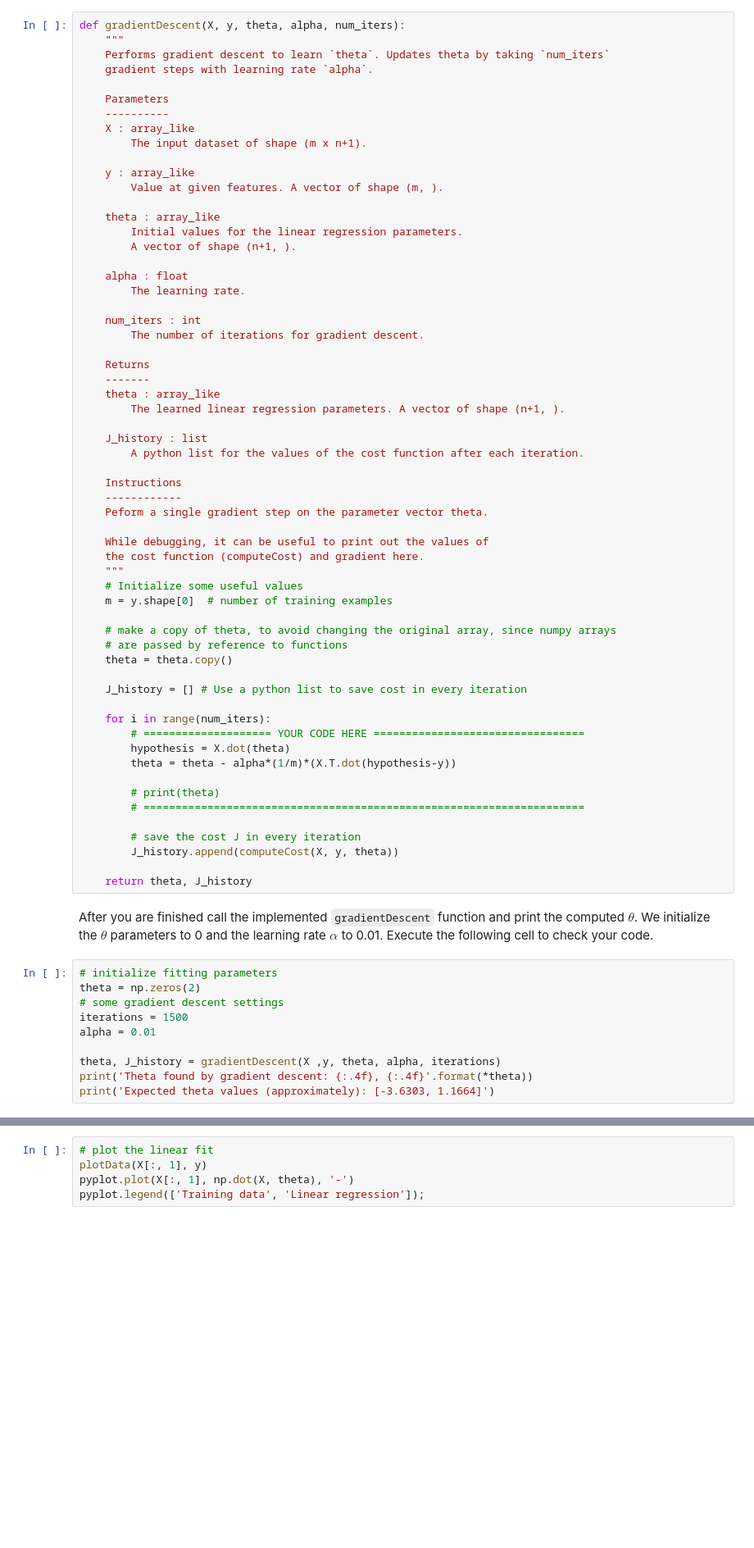
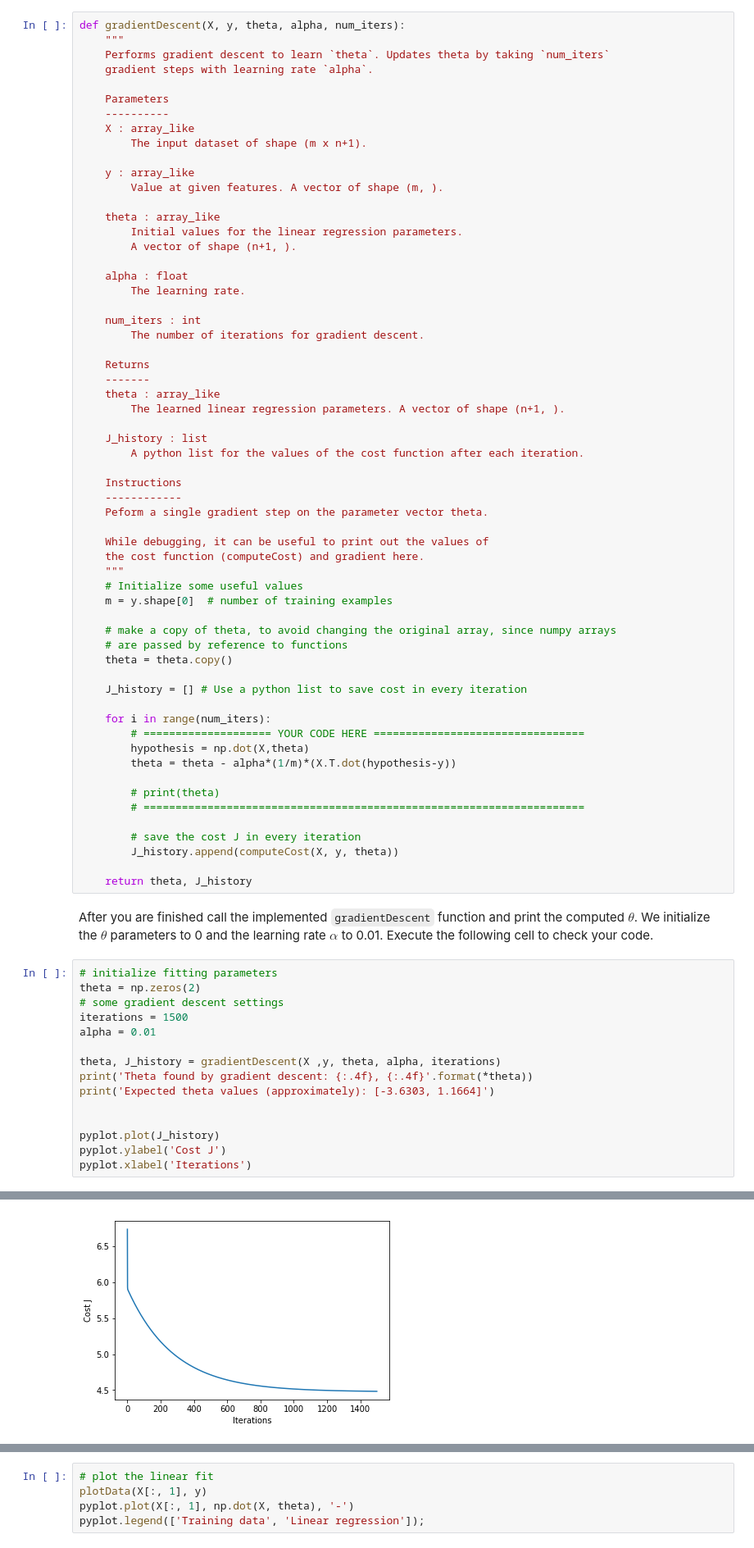
Before and after one commit to arslanali0029/Coursera_ML_Programming_Assignments_with_python, a Jupyter notebook: Exercise1/exercise1.ipynb, the cells around one changed output, grey strips where cells are left out. Shown: that part at 82% size. Saved outputs shown, nothing was run; the diff lists cells and outputs as text; blank space fills up the shorter version.

```diff
--- a/Exercise1/exercise1.ipynb
+++ b/Exercise1/exercise1.ipynb
@@ -436,7 +434,7 @@ def gradientDescent(X, y, theta, alpha, num_iters):
 
     for i in range(num_iters):
         # ==================== YOUR CODE HERE =================================
-        hypothesis = X.dot(theta)
+        hypothesis = np.dot(X,theta)
         theta = theta - alpha*(1/m)*(X.T.dot(hypothesis-y))
 
         # print(theta)
@@ -458,6 +456,11 @@ alpha = 0.01
 theta, J_history = gradientDescent(X ,y, theta, alpha, iterations)
 print('Theta found by gradient descent: {:.4f}, {:.4f}'.format(*theta))
 print('Expected theta values (approximately): [-3.6303, 1.1664]')
+
+
+pyplot.plot(J_history)
+pyplot.ylabel('Cost J')
+pyplot.xlabel('Iterations')
 # %% [output]
 Theta found by gradient descent: -3.6303, 1.1664
 Expected theta values (approximately): [-3.6303, 1.1664]
@@ -464,3 +468,4 @@ Expected theta values (approximately): [-3.6303, 1.1664]
+[figure, added]
 # %% [markdown]
 We will use your final parameters to plot the linear fit. The results should look like the following figure.
 
```
Also changed, not shown: parts of 6 cells of this notebook, 1 other file.
